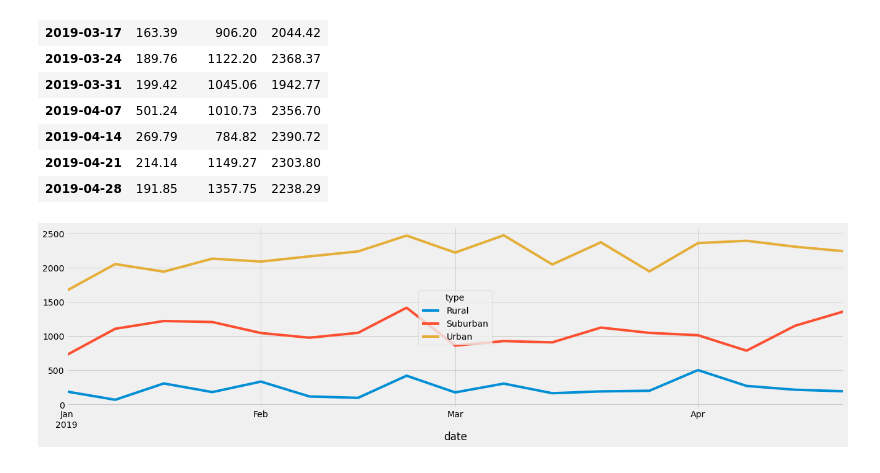
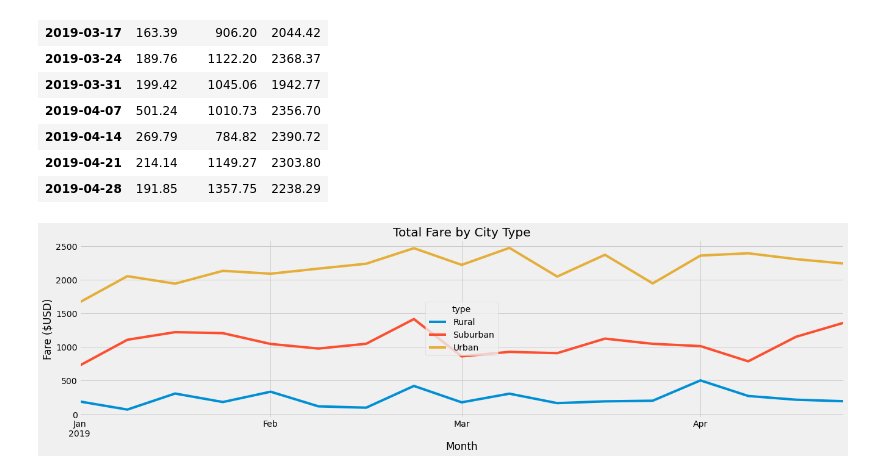
Before and after one commit to DennisPSmith5676/PyBer_Analysis, a Jupyter notebook: PyBer_Challenge.ipynb, the cells around one changed output. Saved outputs shown, nothing was run; the diff lists cells and outputs as text; code cells hidden in the pictures.

```diff
--- a/PyBer_Challenge.ipynb
+++ b/PyBer_Challenge.ipynb
@@ -385,13 +385,13 @@ weekly_fares_df
 # %%
 # 8. Using the object-oriented interface method, plot the resample DataFrame using the df.plot() function.
 ax = weekly_fares_df.plot(figsize= (20, 5))
 # Title
 ax.set_title("Total Fare by City Type")
 # x_label
-ax,set_xlabel('Month')
+ax.set_xlabel('Month')
 # Y-Label
-ax,set_ylabel('Fare ($USD)')
+ax.set_ylabel('Fare ($USD)')
 # save figure
-plt.savefig("
+plt.savefig("images/Fare_Summary_Plot.png")
 # %% [output]
-[figure, old version]
+[figure, new version]
```
